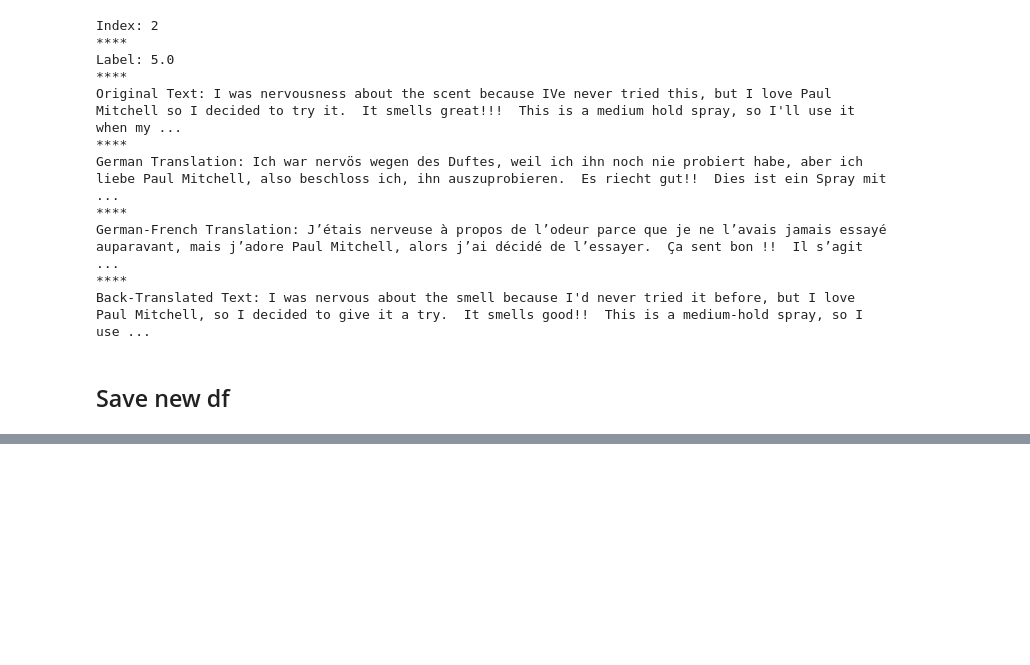
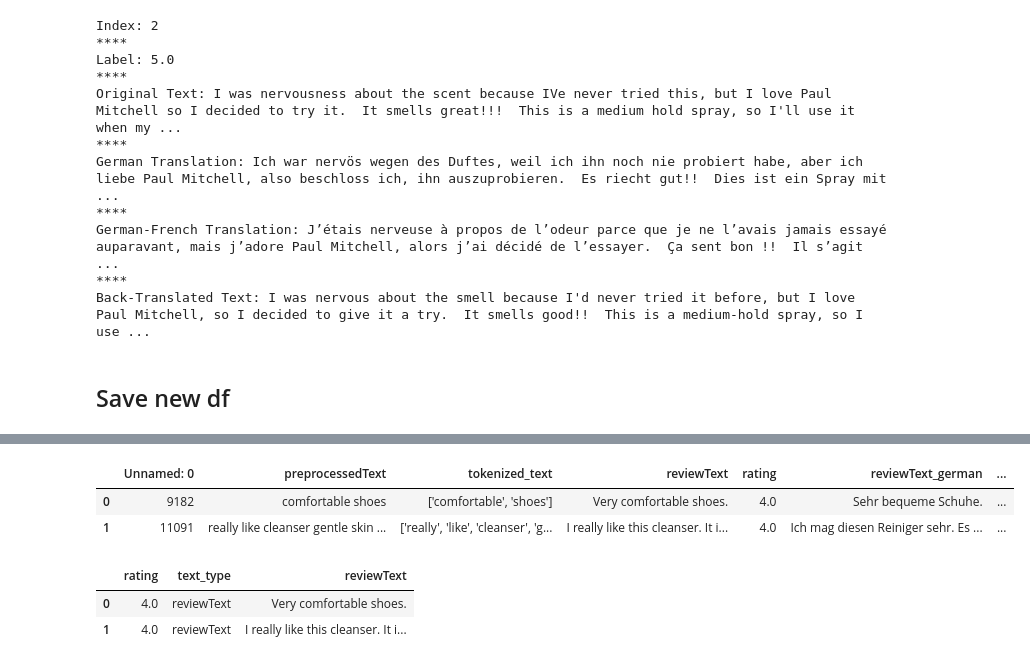
Before and after one commit to lebe1/text-oriented-data-science-project, a Jupyter notebook: Data_Augmentation_translation.ipynb, the cells around one changed output, grey strips where cells are left out. Drawn from its saved outputs; the diff is of its cells as text; code cells hidden in the pictures; blank space fills up the shorter version.

Commit message:
Modify data augmentation

```diff
--- a/Data_Augmentation_translation.ipynb
+++ b/Data_Augmentation_translation.ipynb
@@ -155,0 +158,3 @@ long_df.to_csv(output_path, index=False)
+# %%
+df_train = pd.read_csv("./data/train.csv")
+df_train.info()
@@ -155,0 +174,3 @@ long_df.to_csv(output_path, index=False)
+# %%
+df_wide = pd.read_csv('./data/reviews_da_translation_wide.csv')
+df_wide.info()
@@ -155,0 +196,8 @@ long_df.to_csv(output_path, index=False)
+# %%
+df_wide_subset = df_wide[['reviewText', 'reviewText_german', 'reviewText_german_french', 'reviewText_german_french_english']]
+df_merged = pd.merge(df_train, df_wide_subset, on='reviewText', how='left')
+df_merged.head(2)
+# %% [output]
+|  | Unnamed: 0 | preprocessedText | tokenized_text | reviewText | rating | reviewText_german | ... |
+| 0 | 9182 | comfortable shoes | ['comfortable', 'shoes'] | Very comfortable shoes. | 4.0 | Sehr bequeme Schuhe. | ... |
+| 1 | 11091 | really like cleanser gentle skin ... | ['really', 'like', 'cleanser', 'g... | I really like this cleanser. It i... | 4.0 | Ich mag diesen Reiniger sehr. Es ... | ... |
@@ -155,0 +216,6 @@ long_df.to_csv(output_path, index=False)
+# %%
+long_df.head(2)
+# %% [output]
+|  | rating | text_type | reviewText |
+| 0 | 4.0 | reviewText | Very comfortable shoes. |
+| 1 | 4.0 | reviewText | I really like this cleanser. It i... |
```
Also changed, not shown: parts of 6 cells of this notebook.
